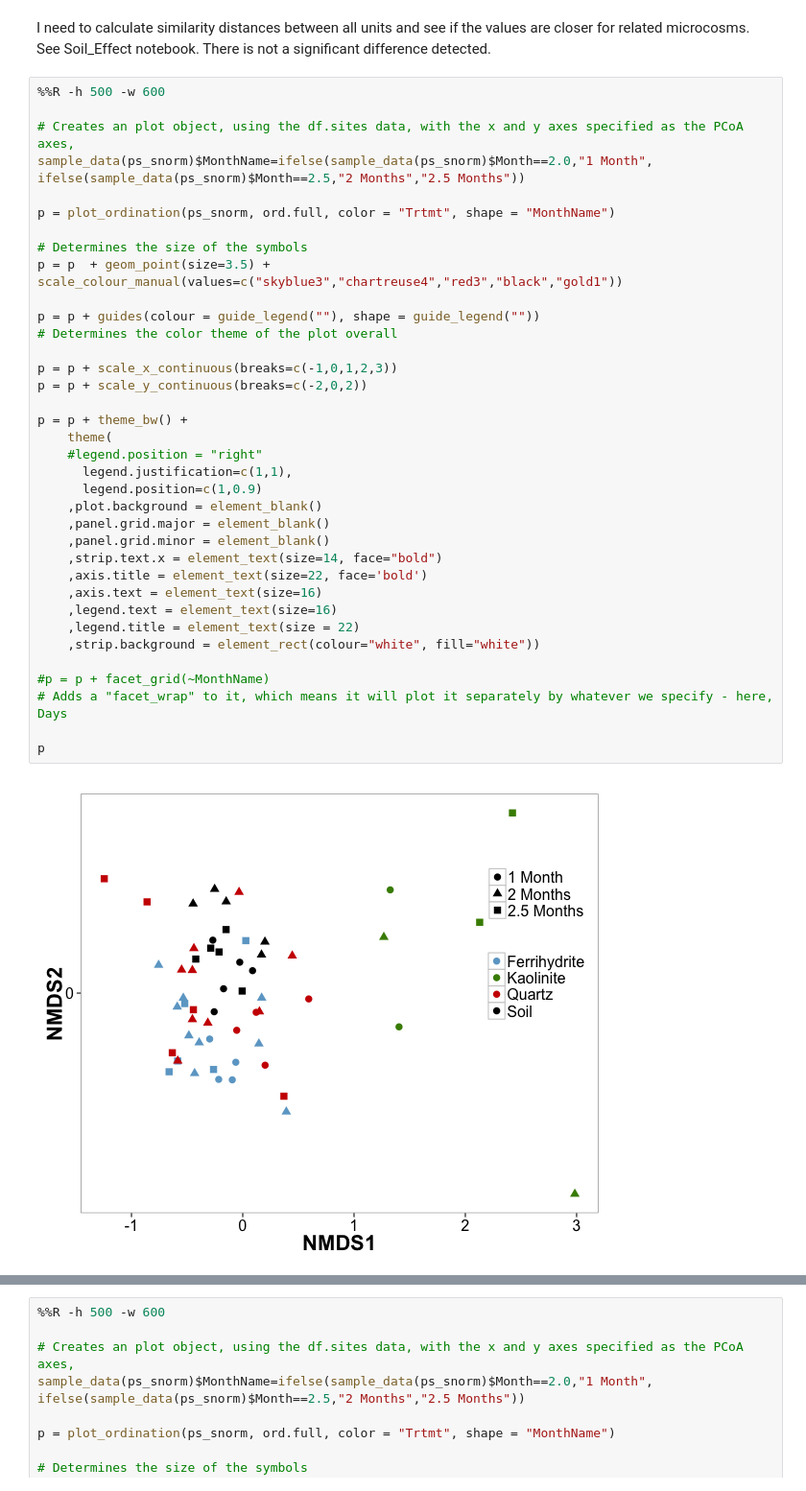
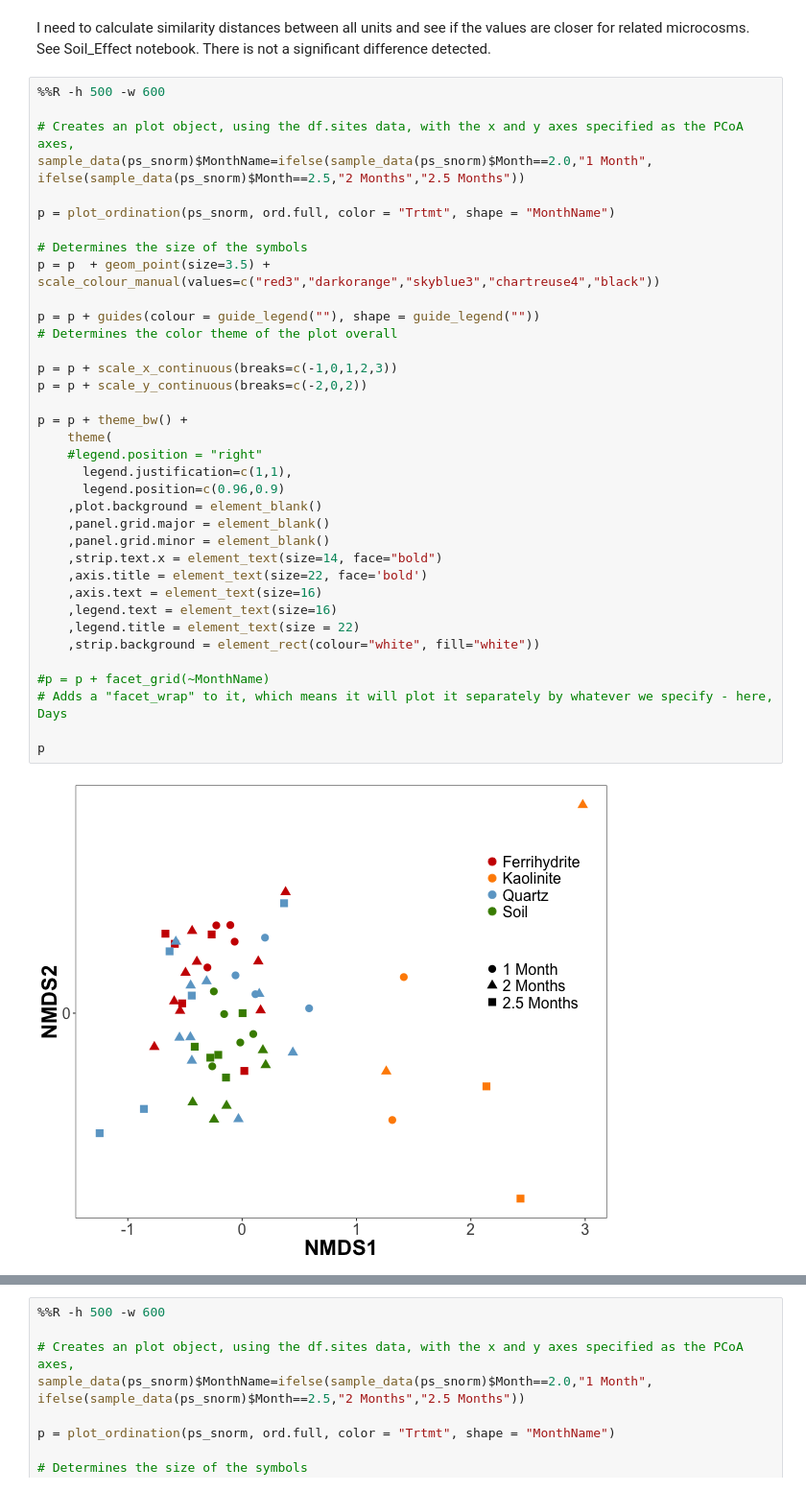
Before and after one commit to TheaWhitman/MineralITS, a Jupyter notebook: manuscript_figures/Ordination_plots.ipynb, the cells around one changed output, grey strips where cells are left out. Shown at 96% size. Saved outputs shown, nothing was run; the diff lists cells and outputs as text.

Commit message:
Figures for Rachel

```diff
--- a/manuscript_figures/Ordination_plots.ipynb
+++ b/manuscript_figures/Ordination_plots.ipynb
@@ -119,35 +119,35 @@ sample_data(ps_snorm)$MonthName=ifelse(sample_data(ps_snorm)$Month==2.0,"1 Month
 
 p = plot_ordination(ps_snorm, ord.full, color = "Trtmt", shape = "MonthName")
 
 # Determines the size of the symbols
-p = p  + geom_point(size=3.5) + scale_colour_manual(values=c("skyblue3","chartreuse4","red3","black","gold1"))
+p = p  + geom_point(size=3.5) + scale_colour_manual(values=c("red3","darkorange","skyblue3","chartreuse4","black"))
 
 p = p + guides(colour = guide_legend(""), shape = guide_legend(""))
 # Determines the color theme of the plot overall
 
 p = p + scale_x_continuous(breaks=c(-1,0,1,2,3))
 p = p + scale_y_continuous(breaks=c(-2,0,2))
 
 p = p + theme_bw() +
     theme(
     #legend.position = "right"
       legend.justification=c(1,1),
-      legend.position=c(1,0.9)
+      legend.position=c(0.96,0.9)
     ,plot.background = element_blank()
     ,panel.grid.major = element_blank()
     ,panel.grid.minor = element_blank()
     ,strip.text.x = element_text(size=14, face="bold")
     ,axis.title = element_text(size=22, face='bold')
     ,axis.text = element_text(size=16)
     ,legend.text = element_text(size=16)
     ,legend.title = element_text(size = 22)
     ,strip.background = element_rect(colour="white", fill="white"))
 
 #p = p + facet_grid(~MonthName)
 # Adds a "facet_wrap" to it, which means it will plot it separately by whatever we specify - here, Days
 
 p
 # %% [output]
-[figure, old version]
+[figure, new version]
 # %%
 %%R
```
Also changed, not shown: parts of 2 cells of this notebook, 3 other files.
